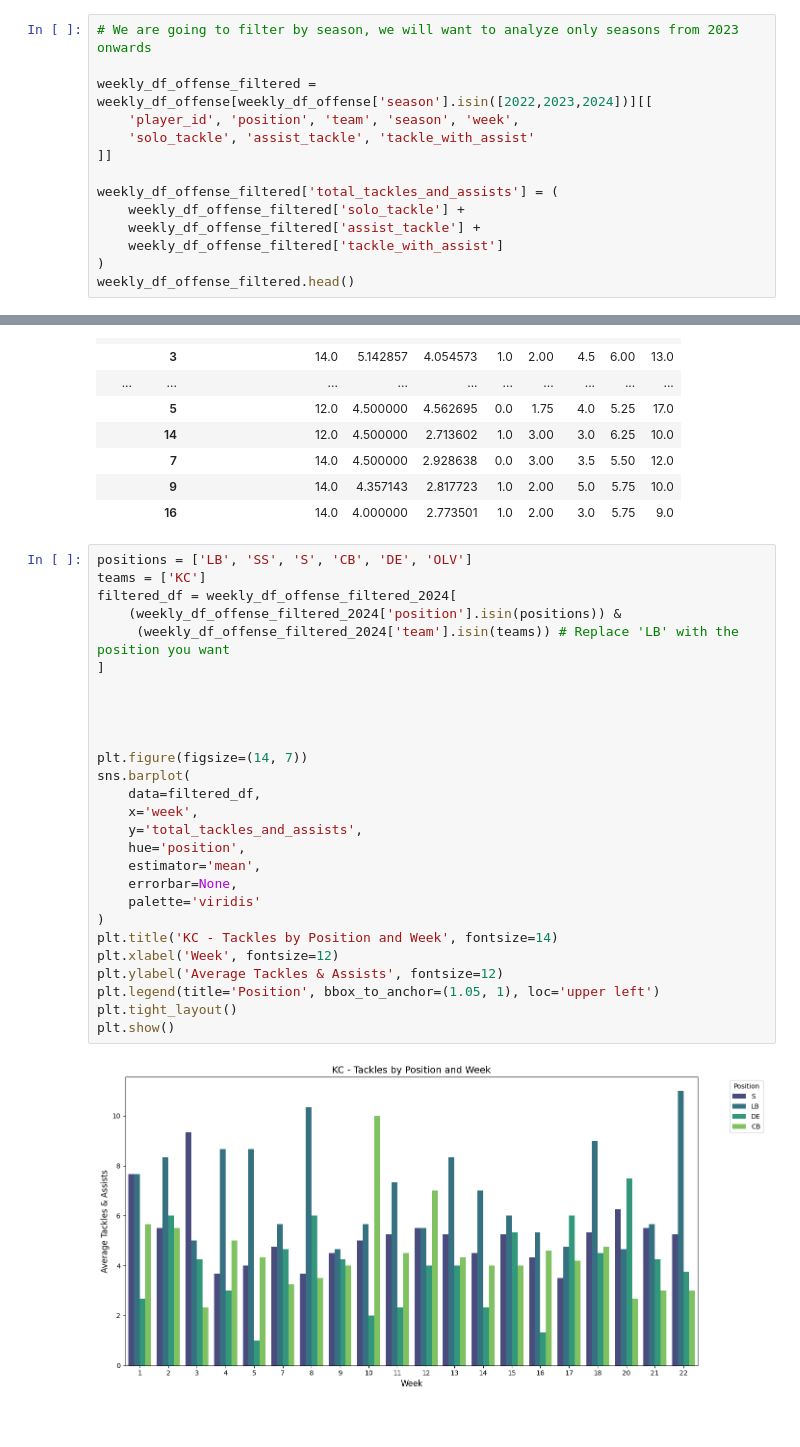
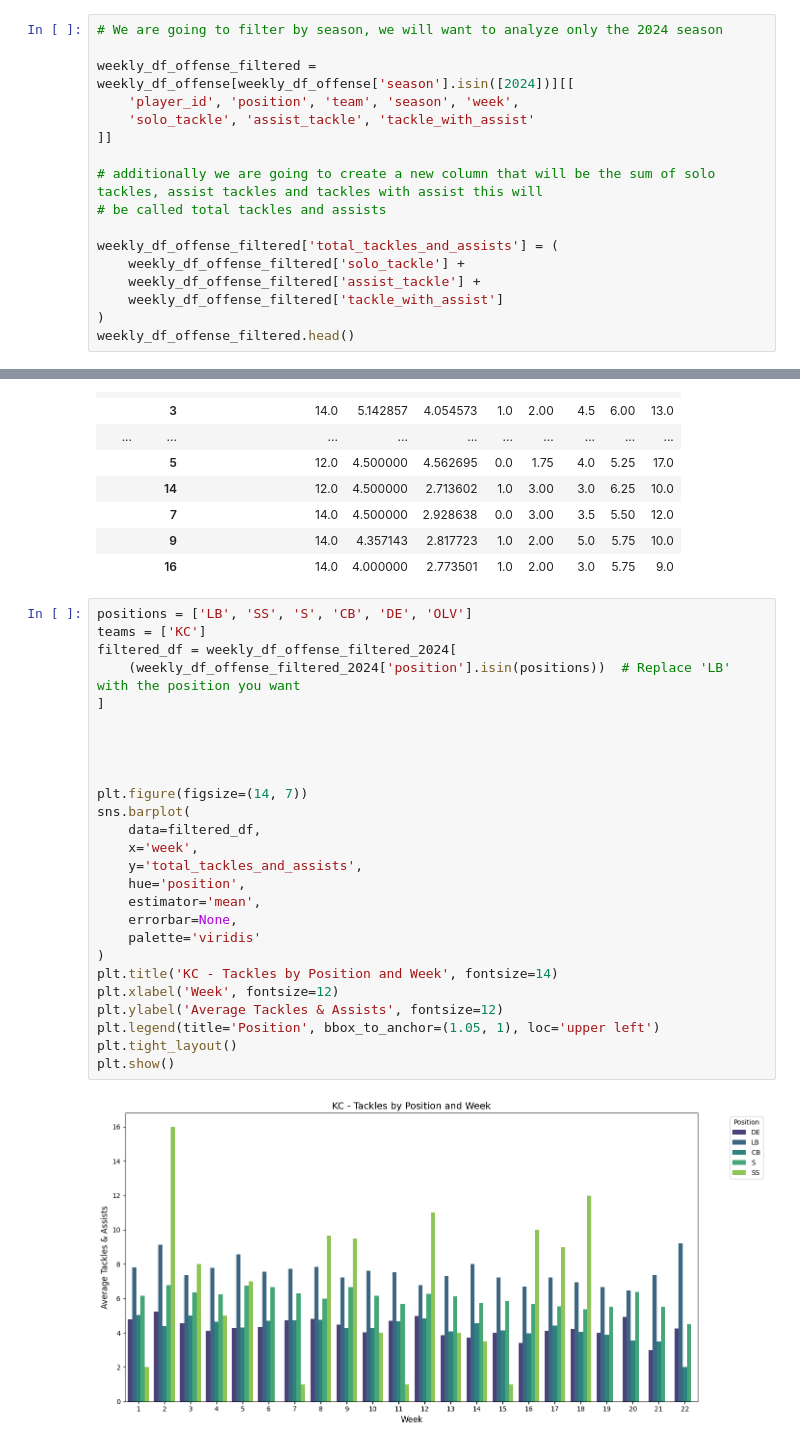
Before and after one commit to Ejaramillo1/nfl_ml_project, a Jupyter notebook: notebook/data/EDA_NFL.ipynb, the cells around one changed output, grey strips where cells are left out. Cells and saved outputs as stored; diff of their text form.

Commit message:
more eda
more eda, excluding null values and columns that we don't need at this time.

```diff
--- a/notebook/data/EDA_NFL.ipynb
+++ b/notebook/data/EDA_NFL.ipynb
@@ -104,10 +164,13 @@ weekly_df_offense[['player_id','position','team',
 # %%
-# We are going to filter by season, we will want to analyze only seasons from 2023 onwards
+# We are going to filter by season, we will want to analyze only the 2024 season
 
-weekly_df_offense_filtered = weekly_df_offense[weekly_df_offense['season'].isin([2022,2023,2024])][[
+weekly_df_offense_filtered = weekly_df_offense[weekly_df_offense['season'].isin([2024])][[
     'player_id', 'position', 'team', 'season', 'week',
     'solo_tackle', 'assist_tackle', 'tackle_with_assist'
 ]]
+
+# additionally we are going to create a new column that will be the sum of solo tackles, assist tackles and tackles with assist this will
+# be called total tackles and assists
 
 weekly_df_offense_filtered['total_tackles_and_assists'] = (
     weekly_df_offense_filtered['solo_tackle'] +
@@ -476,32 +529,31 @@ weekly_df_offense_filtered_2024[
 # %%
 positions = ['LB', 'SS', 'S', 'CB', 'DE', 'OLV']
 teams = ['KC']
 filtered_df = weekly_df_offense_filtered_2024[
-    (weekly_df_offense_filtered_2024['position'].isin(positions)) &
-     (weekly_df_offense_filtered_2024['team'].isin(teams)) # Replace 'LB' with the position you want
+    (weekly_df_offense_filtered_2024['position'].isin(positions))  # Replace 'LB' with the position you want
 ]
 
 
 
 
 plt.figure(figsize=(14, 7))
 sns.barplot(
     data=filtered_df,
     x='week',
     y='total_tackles_and_assists',
     hue='position',
     estimator='mean',
     errorbar=None,
     palette='viridis'
 )
 plt.title('KC - Tackles by Position and Week', fontsize=14)
 plt.xlabel('Week', fontsize=12)
 plt.ylabel('Average Tackles & Assists', fontsize=12)
 plt.legend(title='Position', bbox_to_anchor=(1.05, 1), loc='upper left')
 plt.tight_layout()
 plt.show()
 # %% [output]
-[figure, old version]
+[figure, new version]
 # %%
 plt.figure(figsize=(12, 6))
 sns.lineplot(
```
Also changed, not shown: parts of 26 cells of this notebook, 1 other file.
